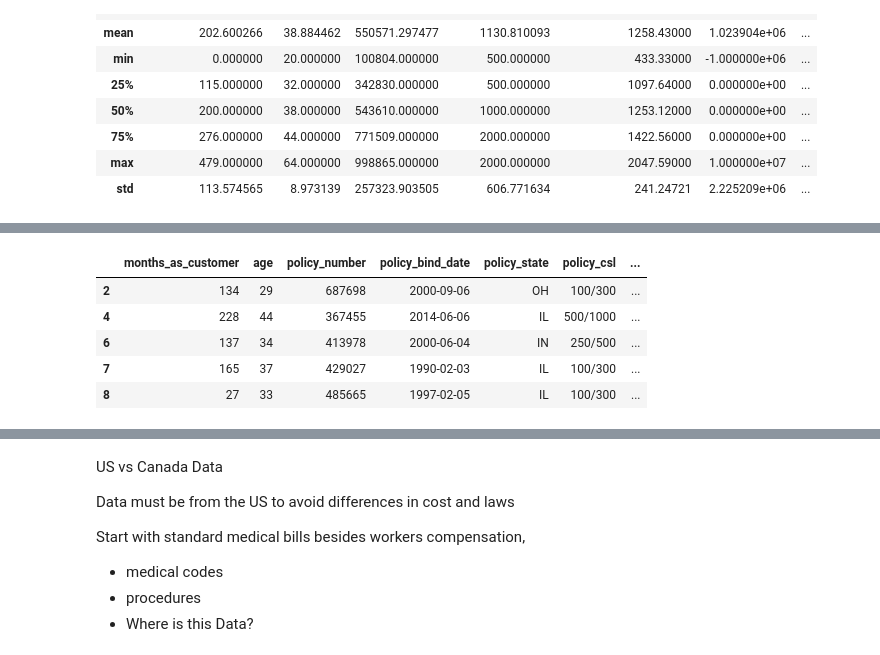
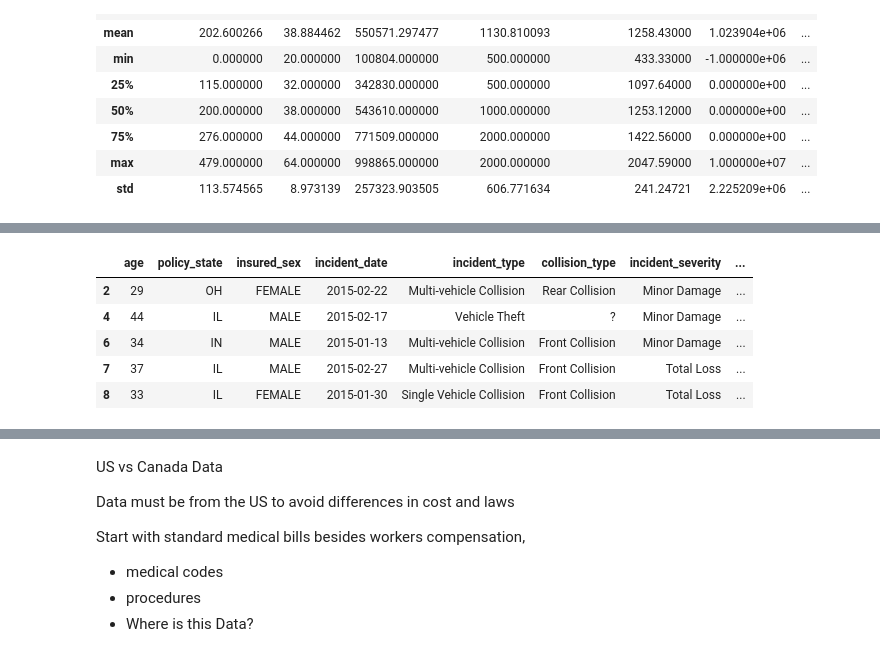
Before and after one commit to dvdhartsman/Insurance_Claims, a Jupyter notebook: Insurance_EDA.ipynb, the cells around one changed output, grey strips where cells are left out. Drawn from its saved outputs; the diff is of its cells as text; code cells hidden in the pictures.

```diff
--- a/Insurance_EDA.ipynb
+++ b/Insurance_EDA.ipynb
@@ -247,0 +308,5 @@ Now that the data is cleaned and nulls are filled, I will explore some basic rel
+# %%
+# Features that I think are relevant
+features = ['age', 'policy_state', "insured_sex", 'incident_date', 'incident_type', 'collision_type', 'incident_severity',
+            'authorities_contacted', 'incident_state', 'number_of_vehicles_involved', 'property_damage', 'bodily_injuries',
+            'witnesses', 'police_report_available', 'auto_make', 'auto_model', 'auto_year']
@@ -265,9 +358,9 @@ df.describe()
 # %%
-df.head()
+df[features].head()
 # %% [output]
-|  | months_as_customer | age | policy_number | policy_bind_date | policy_state | policy_csl | ... |
-| 2 | 134 | 29 | 687698 | 2000-09-06 | OH | 100/300 | ... |
-| 4 | 228 | 44 | 367455 | 2014-06-06 | IL | 500/1000 | ... |
-| 6 | 137 | 34 | 413978 | 2000-06-04 | IN | 250/500 | ... |
-| 7 | 165 | 37 | 429027 | 1990-02-03 | IL | 100/300 | ... |
-| 8 | 27 | 33 | 485665 | 1997-02-05 | IL | 100/300 | ... |
+|  | age | policy_state | insured_sex | incident_date | incident_type | collision_type | incident_severity | ... |
+| 2 | 29 | OH | FEMALE | 2015-02-22 | Multi-vehicle Collision | Rear Collision | Minor Damage | ... |
+| 4 | 44 | IL | MALE | 2015-02-17 | Vehicle Theft | ? | Minor Damage | ... |
+| 6 | 34 | IN | MALE | 2015-01-13 | Multi-vehicle Collision | Front Collision | Minor Damage | ... |
+| 7 | 37 | IL | MALE | 2015-02-27 | Multi-vehicle Collision | Front Collision | Total Loss | ... |
+| 8 | 33 | IL | FEMALE | 2015-01-30 | Single Vehicle Collision | Front Collision | Total Loss | ... |
```
Also changed, not shown: parts of 57 cells of this notebook, 1 other file.
